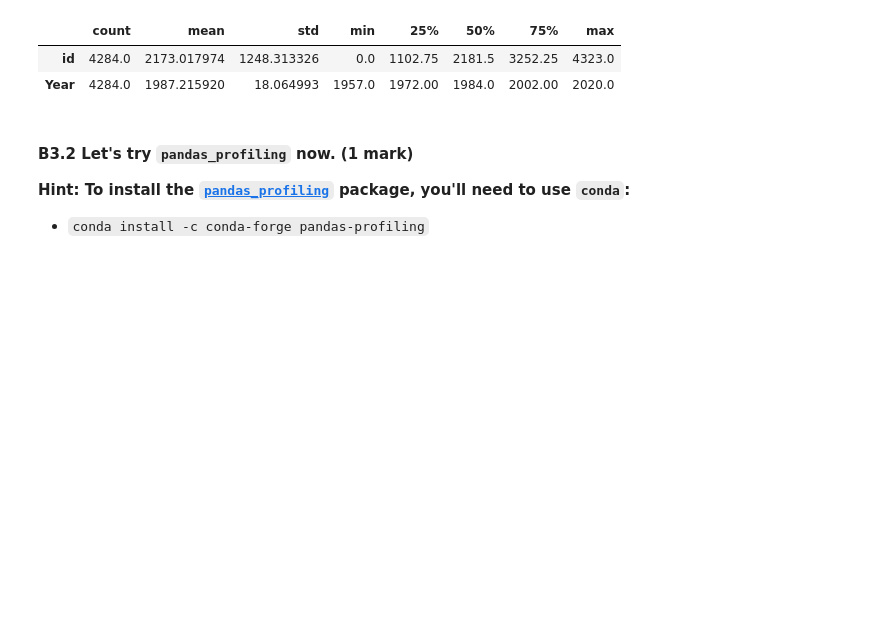
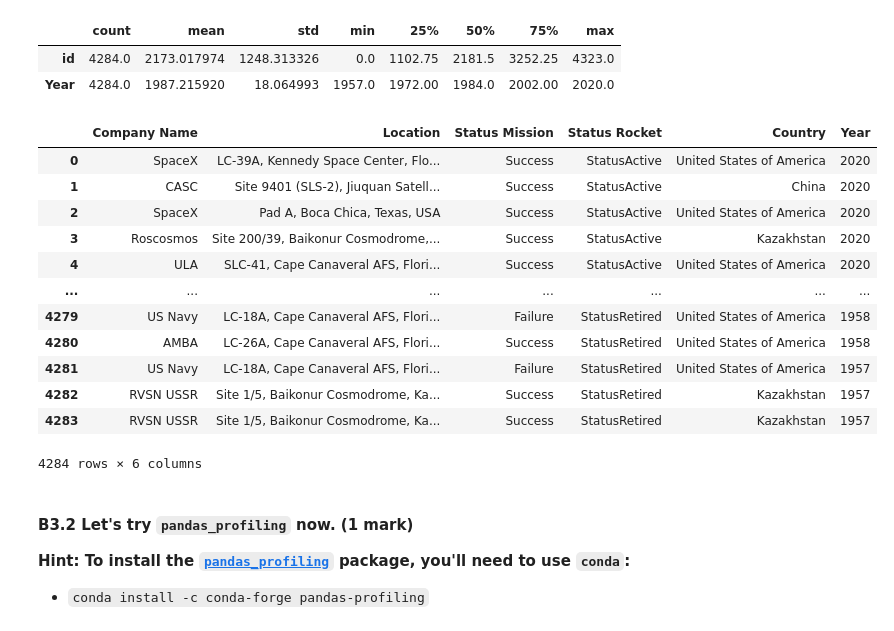
Before and after one commit to data301-2020-winter2/data301-lab5-lletef16, a Jupyter notebook: lab5.ipynb, the cells around one changed output. Drawn from its saved outputs; the diff is of its cells as text; code cells hidden in the pictures; blank space fills up the shorter version.

```diff
--- a/lab5.ipynb
+++ b/lab5.ipynb
@@ -97,3 +95,19 @@ df.describe().T
+# %%
+df[['Company Name', 'Location', 'Status Mission', 'Status Rocket','Country', 'Year']]
+# %% [output]
+|  | Company Name | Location | Status Mission | Status Rocket | Country | Year |
+| 0 | SpaceX | LC-39A, Kennedy Space Center, Flo... | Success | StatusActive | United States of America | 2020 |
+| 1 | CASC | Site 9401 (SLS-2), Jiuquan Satell... | Success | StatusActive | China | 2020 |
+| 2 | SpaceX | Pad A, Boca Chica, Texas, USA | Success | StatusActive | United States of America | 2020 |
+| 3 | Roscosmos | Site 200/39, Baikonur Cosmodrome,... | Success | StatusActive | Kazakhstan | 2020 |
+| 4 | ULA | SLC-41, Cape Canaveral AFS, Flori... | Success | StatusActive | United States of America | 2020 |
+| ... | ... | ... | ... | ... | ... | ... |
+| 4279 | US Navy | LC-18A, Cape Canaveral AFS, Flori... | Failure | StatusRetired | United States of America | 1958 |
+| 4280 | AMBA | LC-26A, Cape Canaveral AFS, Flori... | Success | StatusRetired | United States of America | 1958 |
+| 4281 | US Navy | LC-18A, Cape Canaveral AFS, Flori... | Failure | StatusRetired | United States of America | 1957 |
+| 4282 | RVSN USSR | Site 1/5, Baikonur Cosmodrome, Ka... | Success | StatusRetired | Kazakhstan | 1957 |
+| 4283 | RVSN USSR | Site 1/5, Baikonur Cosmodrome, Ka... | Success | StatusRetired | Kazakhstan | 1957 |
+4284 rows × 6 columns
 # %% [markdown]
 #### B3.2 Let's try `pandas_profiling` now. (1 mark)
 
```
Also changed, not shown: parts of 3 cells of this notebook, 1 other file.
